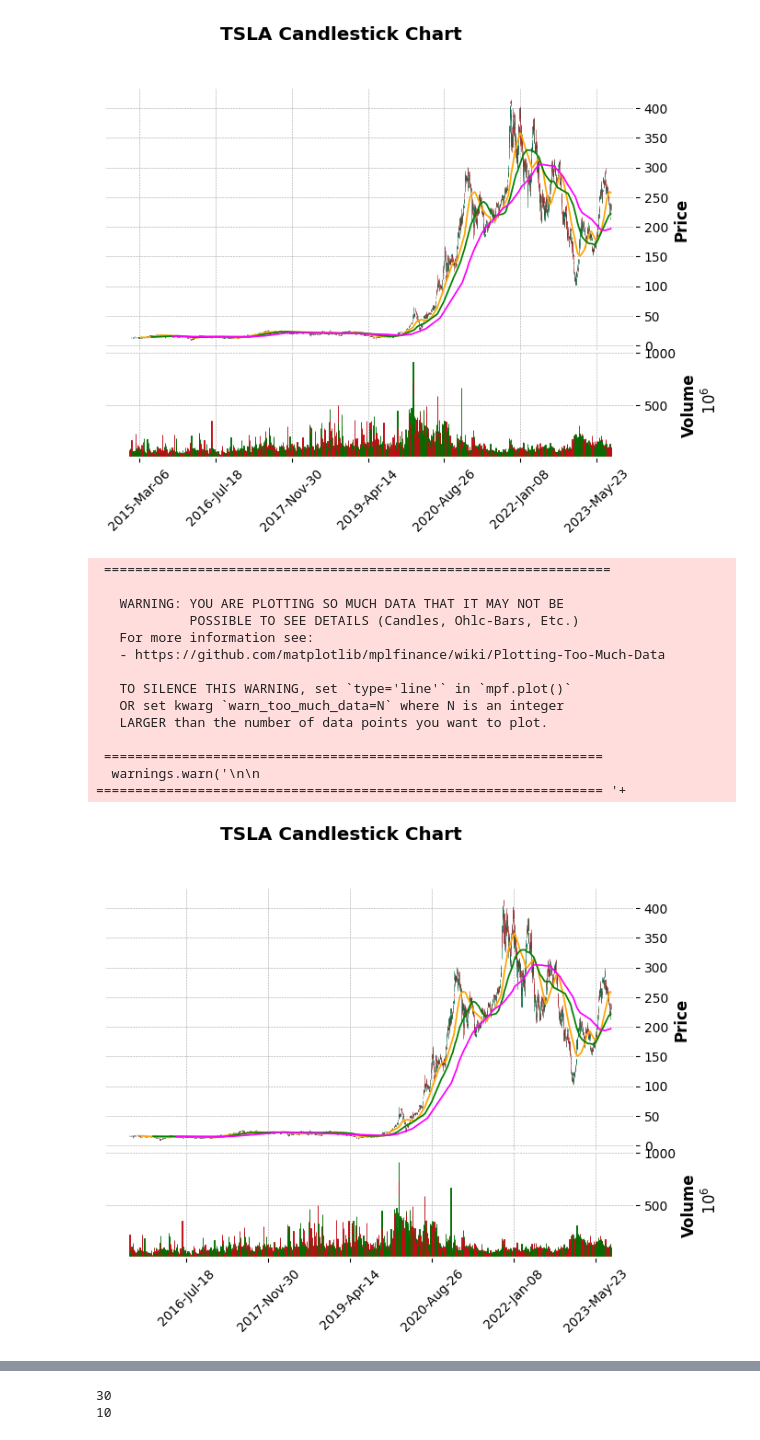
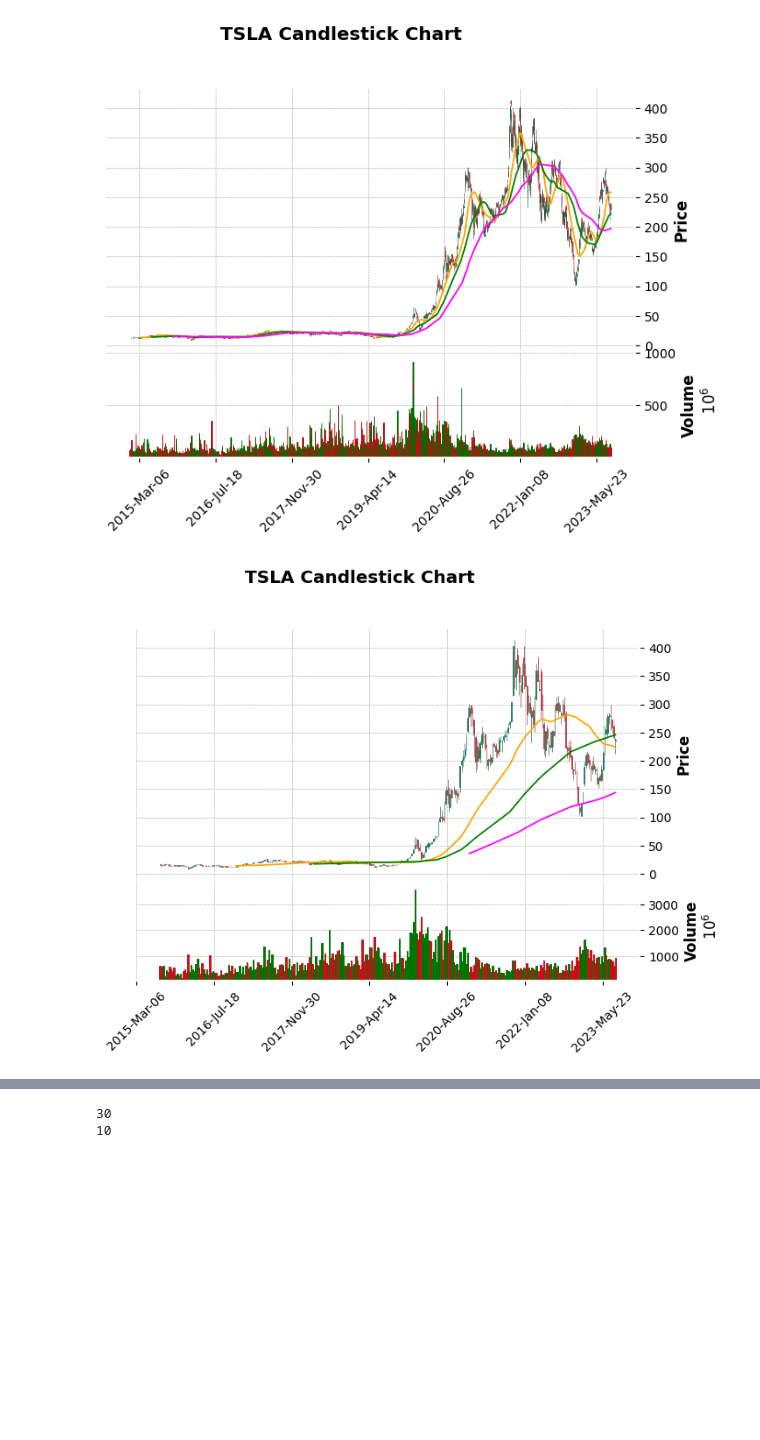
Before and after one commit to kinqsradio/COS30018-IntelligentSystems, a Jupyter notebook: Tasks B.4 - Machine Learning 1/MachineLearning1/MachineLearning1.ipynb, the cells around one changed output, grey strips where cells are left out. Drawn from its saved outputs; the diff is of its cells as text; code cells hidden in the pictures; blank space fills up the shorter version.

```diff
--- a/Tasks B.4 - Machine Learning 1/MachineLearning1/MachineLearning1.ipynb
+++ b/Tasks B.4 - Machine Learning 1/MachineLearning1/MachineLearning1.ipynb
@@ -102,13 +101,28 @@ PREPARED_DATA_DIR = os.path.join(SKELETON_DIR, "prepared-data")
 # File Path
 CSV_FILE = os.path.join(DATA_DIR, f"RawData-from-{start}to-{end}-{ticker}_stock_data.csv")
 PREPARED_DATA_FILE = os.path.join(PREPARED_DATA_DIR, f"PreparedData-from-{start}to-{end}-{ticker}_stock_data.csv")
-PREPARED_TRAIN = os.path.join(PREPARED_DATA_DIR, f"{ticker}_prepared_data.npz")
+PREPARED_TRAIN = os.path.join(PREPARED_DATA_DIR, f"{ticker}_xytrain-from-{start}to-{end}-{ticker}_prepared_data.npz")
+TRAIN_DATA_FILE = os.path.join(PREPARED_DATA_DIR, f"TrainData-from-{start}to-{end}-{ticker}_stock_data.csv")
+TEST_DATA_FILE = os.path.join(PREPARED_DATA_DIR, f"TestData-from-{start}to-{end}-{ticker}_stock_data.csv")
+SCALER_FEATURE_FILE = os.path.join(PREPARED_DATA_DIR, f"FeatureScaler-from-{start}to-{end}-{ticker}.pkl")
+SCALER_TARGET_FILE = os.path.join(PREPARED_DATA_DIR, f"TargetScaler-from-{start}to-{end}-{ticker}.pkl")
+TRAIN_ARRAY_FILE = os.path.join(PREPARED_DATA_DIR, f"{ticker}_xytrain-from-{start}to-{end}_train_arrays.npz")
+TEST_ARRAY_FILE = os.path.join(PREPARED_DATA_DIR, f"{ticker}_xytrain-from-{start}to-{end}_test_arrays.npz")
 # %%
 # Double check directory
 def ensure_directory_exists(dir_path):
   # If directory not exist => create
   if not os.path.isdir(dir_path):
       os.mkdir(dir_path)
+# %%
+# Save and Load utility functions
+def save_object(obj, filename):
+    with open(filename, 'wb') as f:
+        joblib.dump(obj, f)
+
+def load_object(filename):
+    with open(filename, 'rb') as f:
+        return joblib.load(f)
 # %%
 # Load Raw Data
 def load_data(start, end, ticker, source='yahoo'):
@@ -165,7 +179,7 @@ def data_validation(start, end, ticker):
       # df.drop(['Volume','Close', 'Date'], axis=1, inplace=True)
 
       # Export Prepared Data
-      df.to_csv(PREPARED_DATA_FILE, index=False)
+      df.to_csv(PREPARED_DATA_FILE)
 
   return df
 # %%
@@ -356,7 +427,7 @@ plt.plot(ma200,'g')
 def plot_candlestick(input_df, n=1):
 
     # Copy to avoid warnings
-    input_df = input_df.copy() #input_df[-200:].copy()
+    input_df = input_df.copy()
 
     # Resampling the data for n trading days
     if n > 1:
@@ -374,9 +445,16 @@ def plot_candlestick(input_df, n=1):
     input_df['MA200'] = input_df['Close'].rolling(window=200).mean()
 
     # Create a custom plot for the moving averages
-    ap = [mpf.make_addplot(input_df['MA50'], color='orange'),
-          mpf.make_addplot(input_df['MA100'], color='green'),
-          mpf.make_addplot(input_df['MA200'], color='magenta')]
+    ap = []
+    if input_df['MA50'].dropna().shape[0] > 0:
+        aligned_MA50 = input_df['MA50'].dropna().reindex(input_df.index, fill_value=None)
+        ap.append(mpf.make_addplot(aligned_MA50, color='orange'))
+    if input_df['MA100'].dropna().shape[0] > 0:
+        aligned_MA100 = input_df['MA100'].dropna().reindex(input_df.index, fill_value=None)
+        ap.append(mpf.make_addplot(aligned_MA100, color='green'))
+    if input_df['MA200'].dropna().shape[0] > 0:
+        aligned_MA200 = input_df['MA200'].dropna().reindex(input_df.index, fill_value=None)
+        ap.append(mpf.make_addplot(aligned_MA200, color='magenta'))
 
     # Plot the candlestick chart
     mpf.plot(input_df, type='candle', style='charles',
@@ -404,20 +482,7 @@ plot_candlestick(data)
   warnings.warn('\n\n ================================================================= '+
 [figure]
 # %%
-plot_candlestick(df)
+plot_candlestick(df, n=10)
 # %% [output]
- =================================================================
-
-   WARNING: YOU ARE PLOTTING SO MUCH DATA THAT IT MAY NOT BE
-            POSSIBLE TO SEE DETAILS (Candles, Ohlc-Bars, Etc.)
-   For more information see:
-   - https://github.com/matplotlib/mplfinance/wiki/Plotting-Too-Much-Data
-
-   TO SILENCE THIS WARNING, set `type='line'` in `mpf.plot()`
-   OR set kwarg `warn_too_much_data=N` where N is an integer
-   LARGER than the number of data points you want to plot.
-
- ================================================================
-  warnings.warn('\n\n ================================================================= '+
-[figure, old version]
+[figure, new version]
 # %%
```
Also changed, not shown: parts of 21 cells of this notebook, 16 other files.
